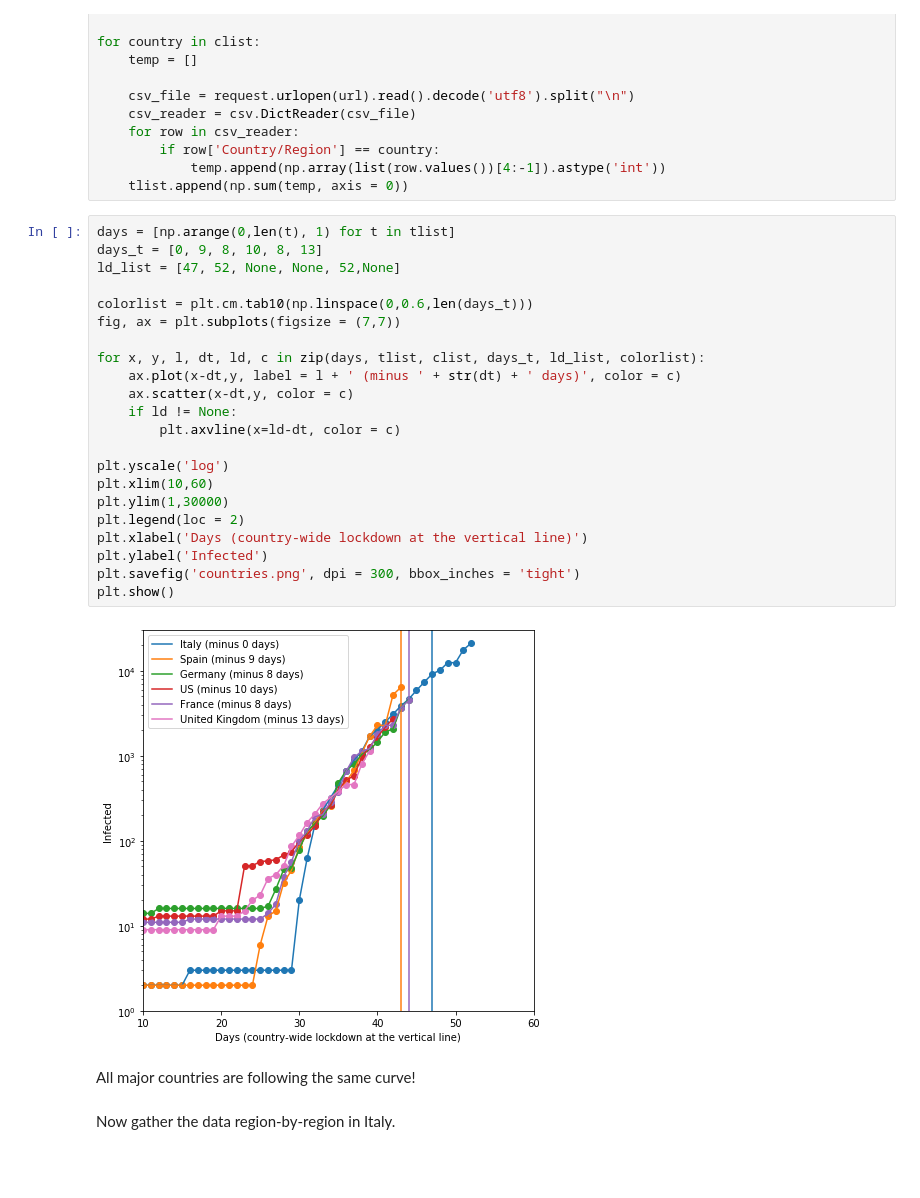
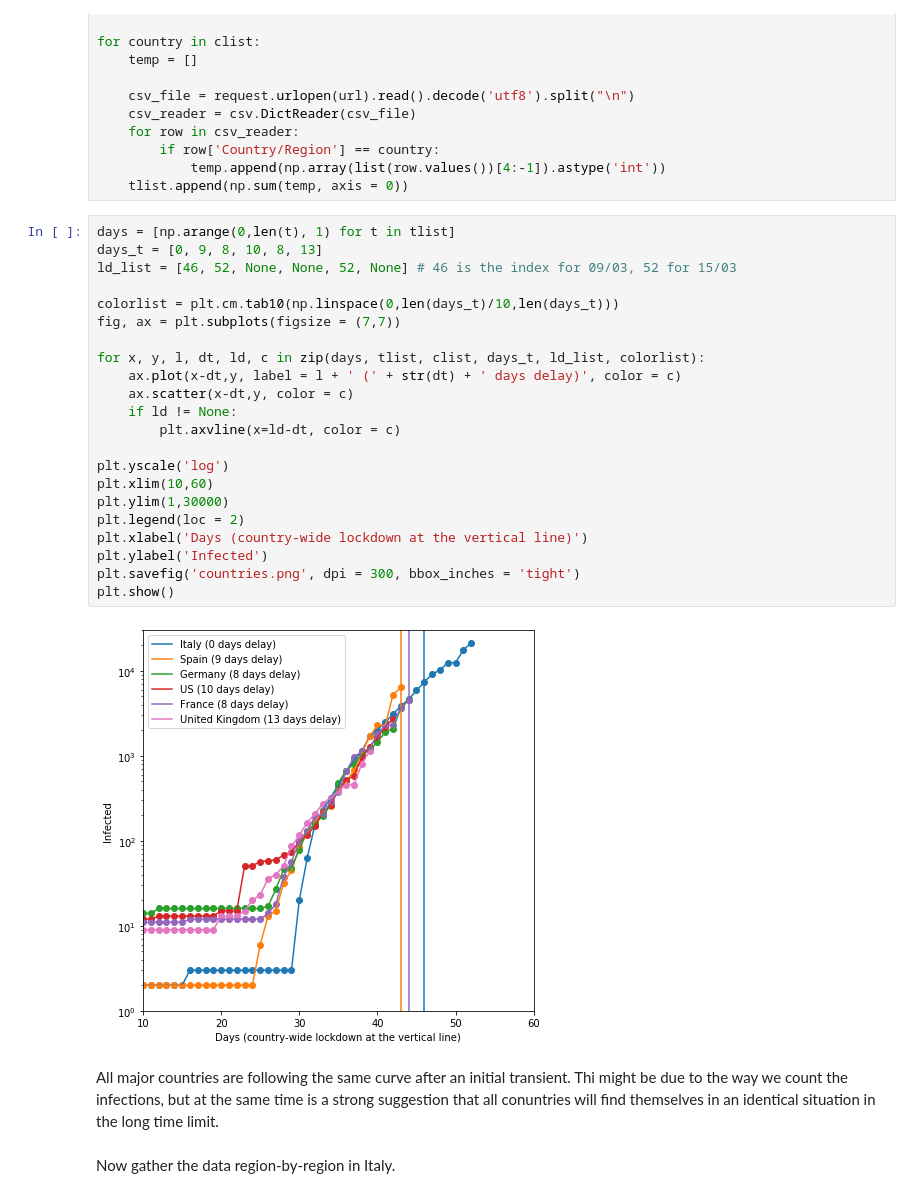
Before and after one commit to giorgionicoletti/COVID-19_preliminary, a Jupyter notebook: analysis.ipynb, the cells around one changed output. Saved outputs shown, nothing was run; the diff lists cells and outputs as text; blank space fills up the shorter version.

```diff
--- a/analysis.ipynb
+++ b/analysis.ipynb
@@ -78,29 +78,29 @@ for country in clist:
 # %%
 days = [np.arange(0,len(t), 1) for t in tlist]
 days_t = [0, 9, 8, 10, 8, 13]
-ld_list = [47, 52, None, None, 52,None]
+ld_list = [46, 52, None, None, 52, None] # 46 is the index for 09/03, 52 for 15/03
 
-colorlist = plt.cm.tab10(np.linspace(0,0.6,len(days_t)))
+colorlist = plt.cm.tab10(np.linspace(0,len(days_t)/10,len(days_t)))
 fig, ax = plt.subplots(figsize = (7,7))
 
 for x, y, l, dt, ld, c in zip(days, tlist, clist, days_t, ld_list, colorlist):
-    ax.plot(x-dt,y, label = l + ' (minus ' + str(dt) + ' days)', color = c)
+    ax.plot(x-dt,y, label = l + ' (' + str(dt) + ' days delay)', color = c)
     ax.scatter(x-dt,y, color = c)
     if ld != None:
         plt.axvline(x=ld-dt, color = c)
 
 plt.yscale('log')
 plt.xlim(10,60)
 plt.ylim(1,30000)
 plt.legend(loc = 2)
 plt.xlabel('Days (country-wide lockdown at the vertical line)')
 plt.ylabel('Infected')
 plt.savefig('countries.png', dpi = 300, bbox_inches = 'tight')
 plt.show()
 # %% [output]
-[figure, old version]
+[figure, new version]
-# %% [markdown]
-All major countries are following the same curve!
+# %% [markdown]
+All major countries are following the same curve after an initial transient. Thi might be due to the way we count the infections, but at the same time is a strong suggestion that all conuntries will find themselves in an identical situation in the long time limit.
 # %% [markdown]
 Now gather the data region-by-region in Italy.
 # %%
```
Also changed, not shown: parts of 6 cells of this notebook.
